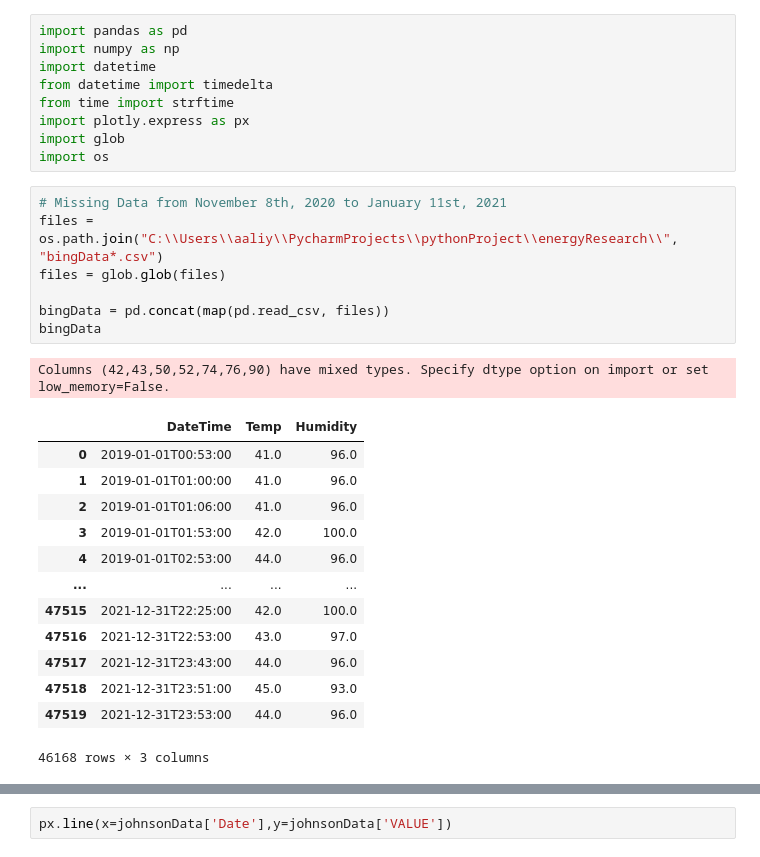
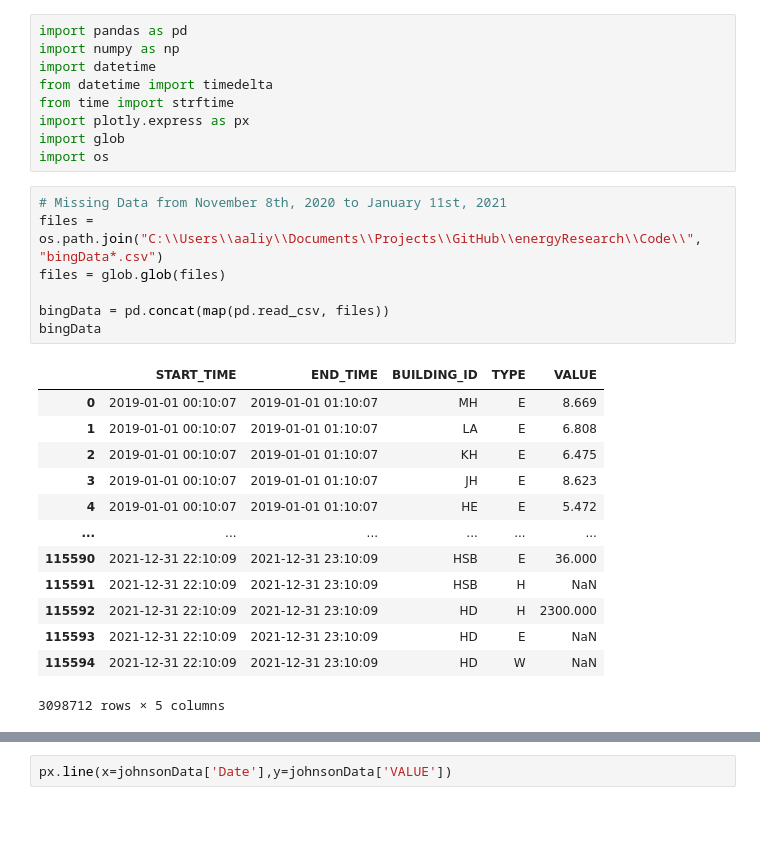
Before and after one commit to AaliyaJakir/energyResearch, a Jupyter notebook: exploring_bing_data.ipynb, the cells around one changed output, grey strips where cells are left out. Saved outputs shown, nothing was run; the diff lists cells and outputs as text; blank space fills up the shorter version.

```diff
--- a/exploring_bing_data.ipynb
+++ b/exploring_bing_data.ipynb
@@ -9,26 +9,25 @@ import glob
 import os
 # %%
 # Missing Data from November 8th, 2020 to January 11st, 2021
-files = os.path.join("C:\\Users\\aaliy\\PycharmProjects\\pythonProject\\energyResearch\\", "bingData*.csv")
+files = os.path.join("C:\\Users\\aaliy\\Documents\\Projects\\GitHub\\energyResearch\\Code\\", "bingData*.csv")
 files = glob.glob(files)
 
 bingData = pd.concat(map(pd.read_csv, files))
 bingData
 # %% [output]
+|  | START_TIME | END_TIME | BUILDING_ID | TYPE | VALUE |
+| 0 | 2019-01-01 00:10:07 | 2019-01-01 01:10:07 | MH | E | 8.669 |
+| 1 | 2019-01-01 00:10:07 | 2019-01-01 01:10:07 | LA | E | 6.808 |
+| 2 | 2019-01-01 00:10:07 | 2019-01-01 01:10:07 | KH | E | 6.475 |
+| 3 | 2019-01-01 00:10:07 | 2019-01-01 01:10:07 | JH | E | 8.623 |
+| 4 | 2019-01-01 00:10:07 | 2019-01-01 01:10:07 | HE | E | 5.472 |
+| ... | ... | ... | ... | ... | ... |
+| 115590 | 2021-12-31 22:10:09 | 2021-12-31 23:10:09 | HSB | E | 36.000 |
+| 115591 | 2021-12-31 22:10:09 | 2021-12-31 23:10:09 | HSB | H | NaN |
+| 115592 | 2021-12-31 22:10:09 | 2021-12-31 23:10:09 | HD | H | 2300.000 |
+| 115593 | 2021-12-31 22:10:09 | 2021-12-31 23:10:09 | HD | E | NaN |
+| 115594 | 2021-12-31 22:10:09 | 2021-12-31 23:10:09 | HD | W | NaN |
-Columns (42,43,50,52,74,76,90) have mixed types. Specify dtype option on import or set low_memory=False.
+3098712 rows × 5 columns
-|  | DateTime | Temp | Humidity |
-| 0 | 2019-01-01T00:53:00 | 41.0 | 96.0 |
-| 1 | 2019-01-01T01:00:00 | 41.0 | 96.0 |
-| 2 | 2019-01-01T01:06:00 | 41.0 | 96.0 |
-| 3 | 2019-01-01T01:53:00 | 42.0 | 100.0 |
-| 4 | 2019-01-01T02:53:00 | 44.0 | 96.0 |
-| ... | ... | ... | ... |
-| 47515 | 2021-12-31T22:25:00 | 42.0 | 100.0 |
-| 47516 | 2021-12-31T22:53:00 | 43.0 | 97.0 |
-| 47517 | 2021-12-31T23:43:00 | 44.0 | 96.0 |
-| 47518 | 2021-12-31T23:51:00 | 45.0 | 93.0 |
-| 47519 | 2021-12-31T23:53:00 | 44.0 | 96.0 |
-46168 rows × 3 columns
 # %%
 # DATA CLEANING PROCESS
 # Isolate to just Type "E" which refers to Electricity
```
Also changed, not shown: parts of 7 cells of this notebook.
